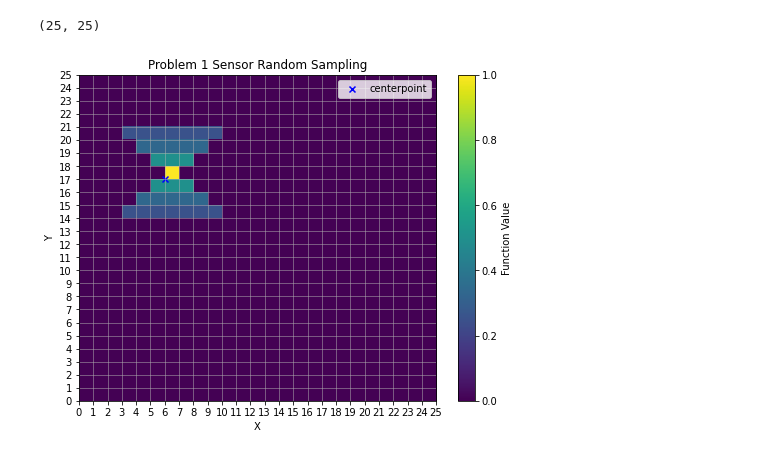
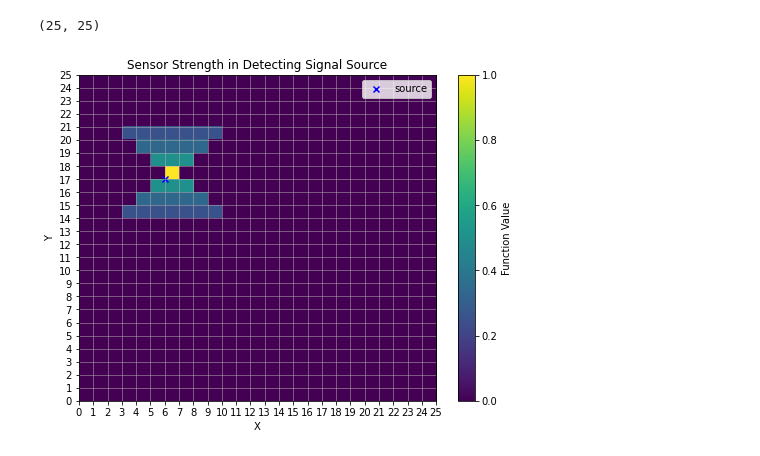
Before and after one commit to Schelbert197/active_learning, a Jupyter notebook: homework2.ipynb, the cells around one changed output. Drawn from its saved outputs; the diff is of its cells as text; code cells hidden in the pictures.

```diff
--- a/homework2.ipynb
+++ b/homework2.ipynb
@@ -123,34 +123,34 @@ def random_walk(location):
 # %%
 # Generate grid points
 x = np.linspace(0, 24, 25)
 y = np.linspace(0, 24, 25)
 X, Y = np.meshgrid(x, y)
 
 # Create the plot
 centerpoint = (6, 17)
 plt.figure(figsize=(8, 6))
 # Plot sampled locations
 plt.scatter(centerpoint[0], centerpoint[1], marker='x',
-            color='blue', label='centerpoint')
+            color='blue', label='source')
 
 Z_mat = compute_z(X, Y, centerpoint)
 print(Z_mat.shape)
 
 # Add legend
 plt.legend(loc='upper right')
 plt.imshow(Z_mat, extent=[0, 25, 0, 25], cmap='viridis',
            origin='lower', aspect='auto')
 plt.colorbar(label='Function Value')
-plt.title('Problem 1 Sensor Random Sampling')
+plt.title('Sensor Strength in Detecting Signal Source')
 plt.grid(which='both', linestyle='-', linewidth=0.5)
 plt.xticks(np.arange(0, 26, 1))  # Set ticks every 1 unit
 plt.yticks(np.arange(0, 26, 1))
 plt.xlabel('X')
 plt.ylabel('Y')
 plt.show()
 # %% [output]
 (25, 25)
-[figure, old version]
+[figure, new version]
 # %%
 initial_prior = 1/(X.shape[1] * X.shape[0])
 B = np.ones_like(X) * initial_prior  # Initialize array for prior belief
```
Also changed, not shown: parts of 3 cells of this notebook, 1 other file.
